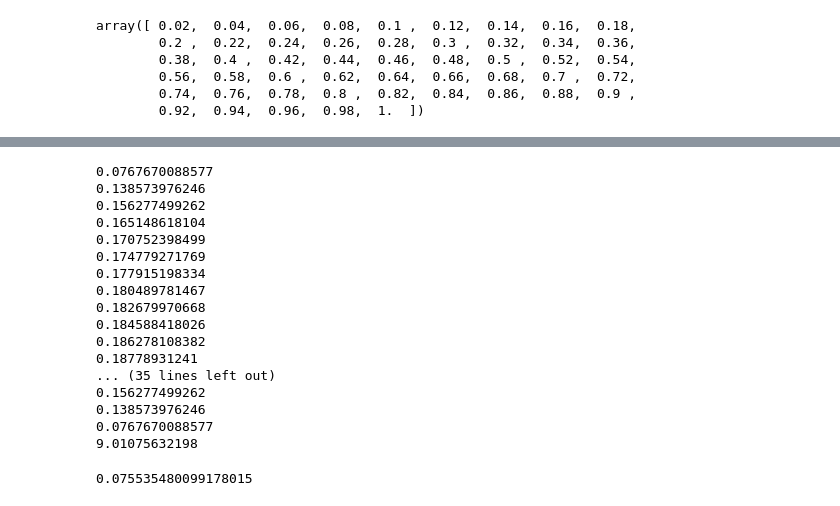
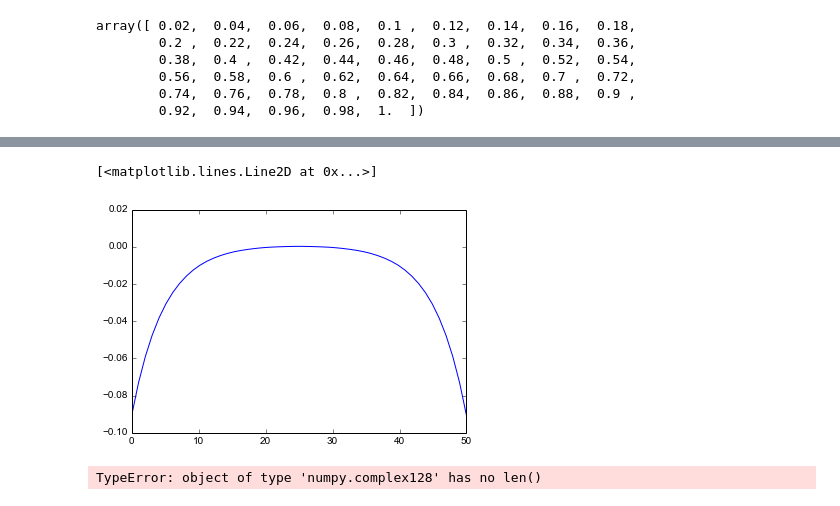
Before and after one commit to cifu9502/Thesis, a Jupyter notebook: Thesis/Solution Trascendental.ipynb, the cells around one changed output, grey strips where cells are left out. Cells and saved outputs as stored; diff of their text form; code cells hidden in the pictures.

```diff
--- a/Thesis/Solution Trascendental.ipynb
+++ b/Thesis/Solution Trascendental.ipynb
@@ -105,0 +210,7 @@ array([ 0.0192321 ,  0.03847211,  0.05772731,  0.07700392,  0.09630632,
+# %%
+if l < 1 :
+    resp2 = resp
+    resp = zeros(N,dtype=np.complex_)
+    resp[0] = 1j * resp2[0]
+    resp[1:] = resp2[1:]
+resp
@@ -133,10 +256,10 @@ str1
 # %%
 #We define the matrix A+B
-a1b1 = array([[2*l,-2,0 ,0 ,0], [0, 2*l,-2,0 ,0 ],[0,0, 2*l,-2,0 ],[0,0,0 ,2*l,-2],[0,0,0,0,2*l]])
+#a1b1 = array([[2*l,-2,0 ,0 ,0], [0, 2*l,-2,0 ,0 ],[0,0, 2*l,-2,0 ],[0,0,0 ,2*l,-2],[0,0,0,0,2*l]])
 #a2b2--- matrix A+B
-a2b2 = zeros((N,N))
-for i in range(0, 100):
-    a2b2[5*i:5*(i+1) ,5*i:5*(i+1) ] = a1b1
-    a2b2[5*i-1, 5*i] = -2
+#a2b2 = zeros((N,N))
+#for i in range(0, 100):
+#    a2b2[5*i:5*(i+1) ,5*i:5*(i+1) ] = a1b1
+#    a2b2[5*i-1, 5*i] = -2
 
-dot(a2b2, transpose(a2b2))
+#dot(a2b2, transpose(a2b2))
@@ -152,22 +267,28 @@ array([[ 20.,  -8.,   0., ...,   0.,   0.,  -8.],
 #from sympy import *
 # %%
 #The row vectors in psi are the eigenvectors of the matrix (A+B)(A-B)
-psi = zeros((N,N))
+#psi = zeros((N,N))
+psi = zeros((N,N),dtype=np.complex_)
+
 for i in range(0,N):
     psi[:,i] = sin(resp *pi* (i+1))
 
-#phi si defined as phi(A+B) = Lambda_k psi
-phi = zeros((N,N))
+
+#phi is defined as phi(A+B) = Lambda_k psi
+#phi = zeros((N,N))
+phi = zeros((N,N),dtype=np.complex_)
+
 for i in range(0,N):
     #phi[:,i] = dot( transpose(a2b2), psi[:,i])/esp
     phi[:,i] = 2*(-sin(resp *pi* (i)) + l*sin(resp *pi* (i+1)))/esp
+
 
 #With phi and psi defined we can get the matrices g and h
 g = (phi + psi)/2
 h = (phi - psi)/2
 
 #Result and result2 probe that the conditions for the  bogoliuvov trans
-result = dot(g,transpose(g)) + dot(h,transpose(h))
+result = dot(g,conjugate(transpose(g))) + dot(h,conjugate(transpose(g)))
 result2 = dot(g,transpose(h)) + dot(h,transpose(g))
 
 g = g/(result[0,0])**(1/2)
@@ -175,3 +296,5 @@ h = h/(result[0,0])**(1/2)
 
 result = dot(g,transpose(g)) + dot(h,transpose(h))
 result2 = dot(g,transpose(h)) + dot(h,transpose(g))
+
+result/result[0,0]
@@ -227,34 +384,21 @@ g[0,0]**2 - h[0,0]**2 + dot(h[:,0], h[:,0])
 # %%
-i = 0
+i = 10
 number = 0
+correlation = []
 for k in range(0,len(g[0])):
     dens = g[i,k]**2 - h[i,k]**2 + dot(h[:,k], h[:,k])
     #dens = g[k,i]**2- h[k,i]**2 + dot(h[k,:], h[k,:])
-    print dens
+    correlation.append(dens)
+
     number = number + dens
 
-print number
+plot(linspace(0,N,N),correlation)
 # %% [output]
-0.0767670088577
-0.138573976246
-0.156277499262
-0.165148618104
-0.170752398499
-0.174779271769
-0.177915198334
-0.180489781467
-0.182679970668
-0.184588418026
-0.186278108382
-0.18778931241
-... (35 lines left out)
-0.156277499262
-0.138573976246
-0.0767670088577
-9.01075632198
+[<matplotlib.lines.Line2D at 0x...>]
+[figure, added]
-# %%
-dot(h[:,0], h[:,0])
-# %% [output]
-0.075535480099178015
+# %%
+len(dens)
+# %% [output]
+TypeError: object of type 'numpy.complex128' has no len()
 # %%
 h[0]/(result[0,0]**(1/2))
```
Also changed, not shown: parts of 38 cells of this notebook, 3 other files.
